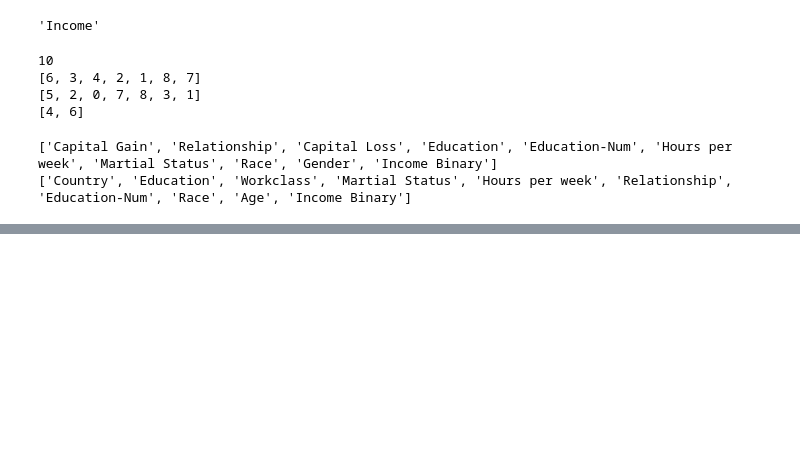
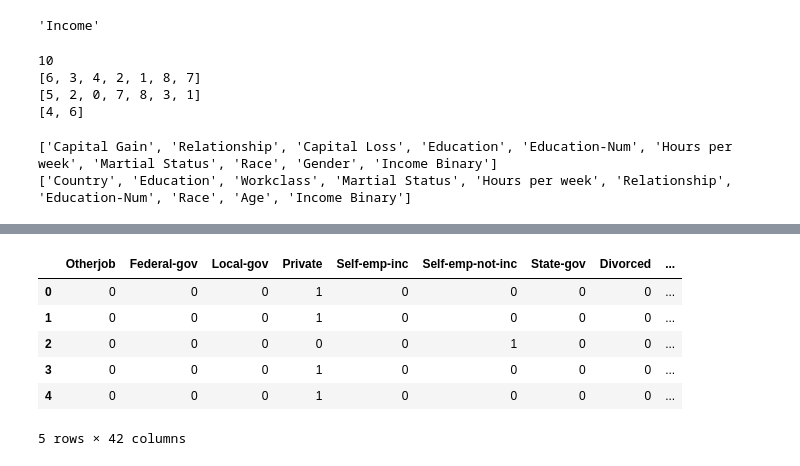
Before and after one commit to AllenPu/fairness_mu_da, a Jupyter notebook: fair_loader.ipynb, the cells around one changed output, grey strips where cells are left out. Drawn from its saved outputs; the diff is of its cells as text; code cells hidden in the pictures; blank space fills up the shorter version.

```diff
--- a/fair_loader.ipynb
+++ b/fair_loader.ipynb
@@ -349,0 +486,9 @@ See the caveats in the documentation: https://pandas.pydata.org/pandas-docs/stab
+# %%
+integer_column = []
+for i in target_data.columns:
+    if target_data[i].dtype != 'int64' and i not in ignore_list:
+        target_data =  one_hot_encode(target_data, i)
+    else:
+        if target_data[i].dtype == 'int64' and i not in ignore_list:
+            integer_column.append(i)
+        continue
@@ -349,0 +509,5 @@ See the caveats in the documentation: https://pandas.pydata.org/pandas-docs/stab
+# %%
+target_data.columns = column_name
+target = pd.DataFrame(target_data, columns = list(target_data.columns)[17:])
+integer_df_tar = pd.DataFrame(target_data, columns = integer_column)
+target = pd.concat([target,  integer_df_tar], axis = 1)
@@ -349,0 +538,12 @@ See the caveats in the documentation: https://pandas.pydata.org/pandas-docs/stab
+# %%
+tar = copy.deepcopy(target)
+# %%
+tar.head()
+# %% [output]
+|  | Otherjob | Federal-gov | Local-gov | Private | Self-emp-inc | Self-emp-not-inc | State-gov | Divorced | ... |
+| 0 | 0 | 0 | 0 | 1 | 0 | 0 | 0 | 0 | ... |
+| 1 | 0 | 0 | 0 | 1 | 0 | 0 | 0 | 0 | ... |
+| 2 | 0 | 0 | 0 | 0 | 0 | 1 | 0 | 0 | ... |
+| 3 | 0 | 0 | 0 | 1 | 0 | 0 | 0 | 0 | ... |
+| 4 | 0 | 0 | 0 | 1 | 0 | 0 | 0 | 0 | ... |
+5 rows × 42 columns
```
Also changed, not shown: parts of 80 cells of this notebook.
